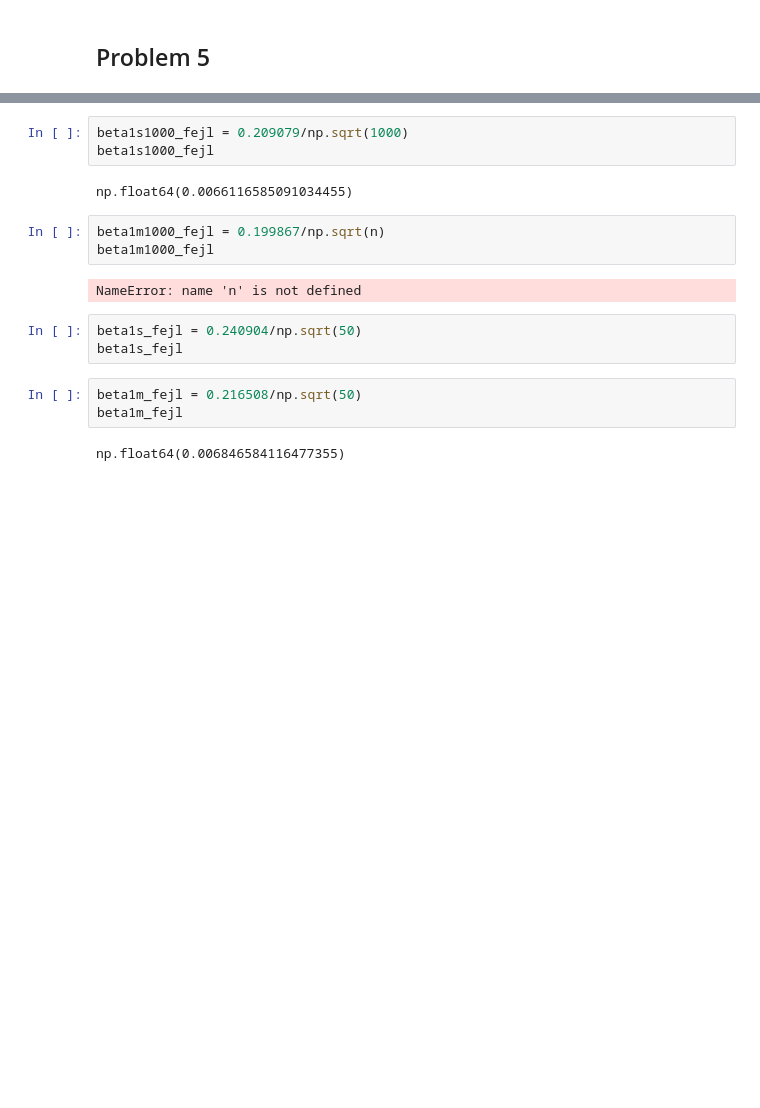
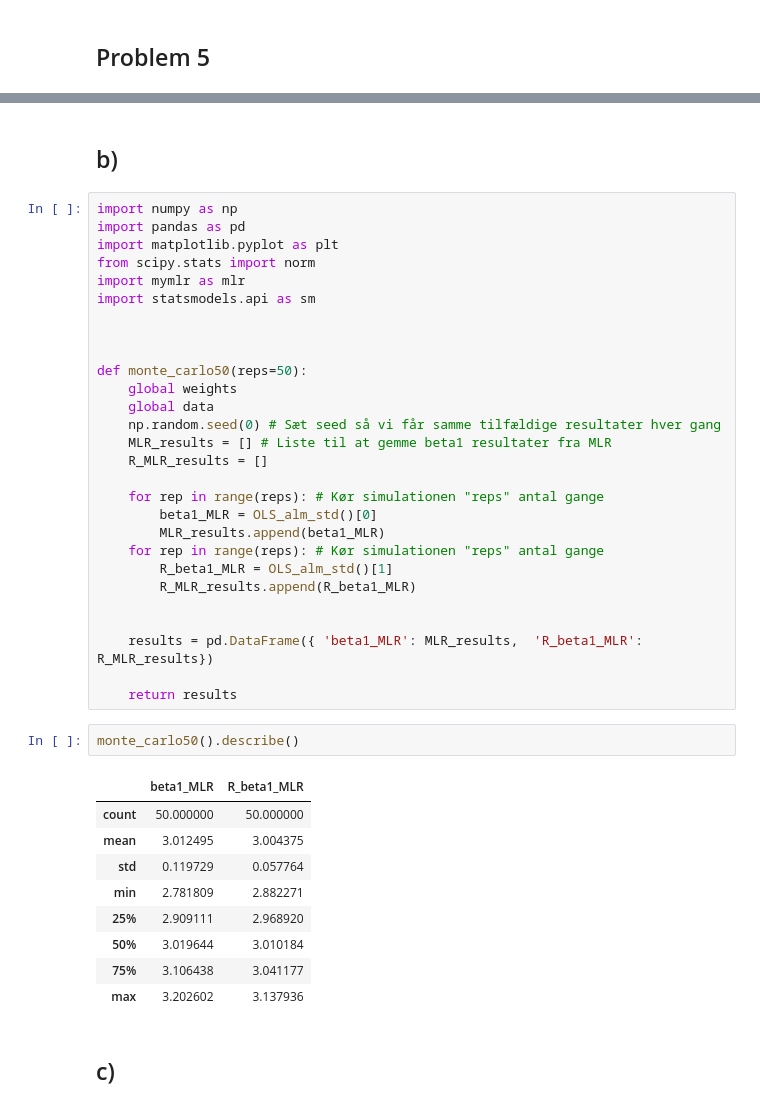
Before and after one commit to Rawlpluks/Afleveringer, a Jupyter notebook: A2/A2.ipynb, the cells around one changed output, grey strips where cells are left out. Saved outputs shown, nothing was run; the diff lists cells and outputs as text; blank space fills up the shorter version.

```diff
--- a/A2/A2.ipynb
+++ b/A2/A2.ipynb
@@ -369,18 +375,44 @@ results.describe()
-# %%
-beta1s1000_fejl = 0.209079/np.sqrt(1000)
-beta1s1000_fejl
-# %% [output]
-np.float64(0.0066116585091034455)
-# %%
-beta1m1000_fejl = 0.199867/np.sqrt(n)
-beta1m1000_fejl
-# %% [output]
-NameError: name 'n' is not defined
-# %%
-beta1s_fejl = 0.240904/np.sqrt(50)
-beta1s_fejl
-# %%
-beta1m_fejl = 0.216508/np.sqrt(50)
-beta1m_fejl
-# %% [output]
-np.float64(0.006846584116477355)
+# %% [markdown]
+## b)
+# %%
+import numpy as np
+import pandas as pd
+import matplotlib.pyplot as plt
+from scipy.stats import norm
+import mymlr as mlr
+import statsmodels.api as sm
+
+
+
+def monte_carlo50(reps=50):
+    global weights
+    global data
+    np.random.seed(0) # Sæt seed så vi får samme tilfældige resultater hver gang
+    MLR_results = [] # Liste til at gemme beta1 resultater fra MLR
+    R_MLR_results = []
+
+    for rep in range(reps): # Kør simulationen "reps" antal gange
+        beta1_MLR = OLS_alm_std()[0]
+        MLR_results.append(beta1_MLR)
+    for rep in range(reps): # Kør simulationen "reps" antal gange
+        R_beta1_MLR = OLS_alm_std()[1]
+        R_MLR_results.append(R_beta1_MLR)
+
+
+    results = pd.DataFrame({ 'beta1_MLR': MLR_results,  'R_beta1_MLR': R_MLR_results})
+
+    return results
+# %%
+monte_carlo50().describe()
+# %% [output]
+|  | beta1_MLR | R_beta1_MLR |
+| count | 50.000000 | 50.000000 |
+| mean | 3.012495 | 3.004375 |
+| std | 0.119729 | 0.057764 |
+| min | 2.781809 | 2.882271 |
+| 25% | 2.909111 | 2.968920 |
+| 50% | 3.019644 | 3.010184 |
+| 75% | 3.106438 | 3.041177 |
+| max | 3.202602 | 3.137936 |
+# %% [markdown]
+## c)
```
Also changed, not shown: parts of 7 cells of this notebook.
